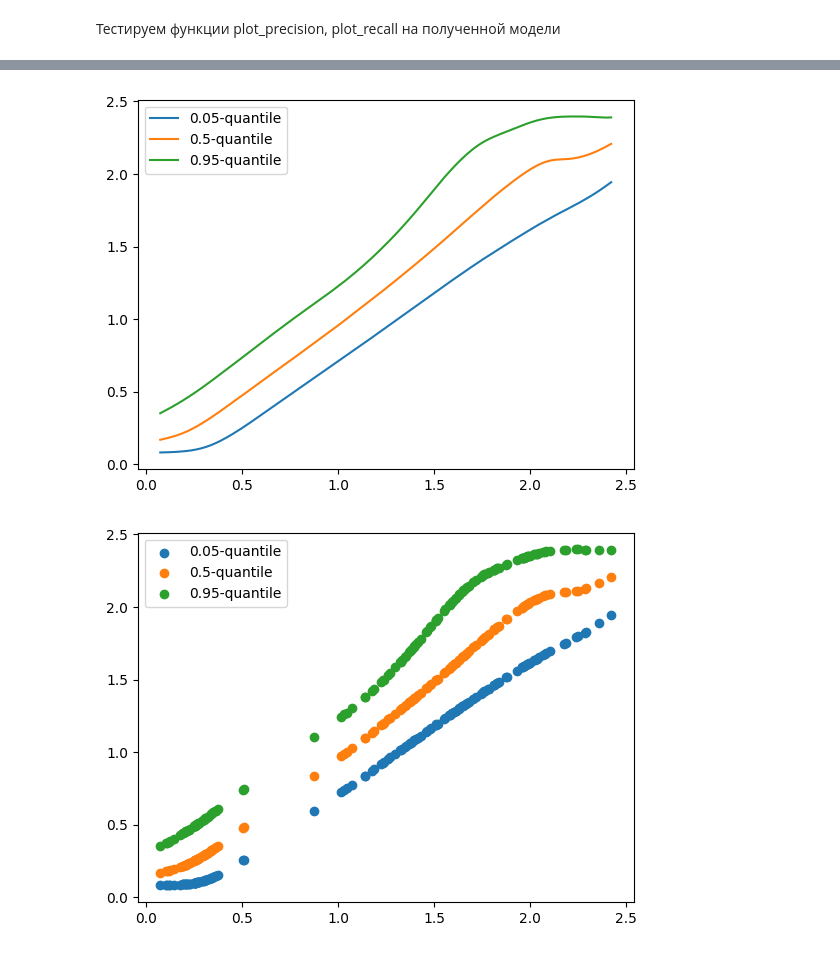
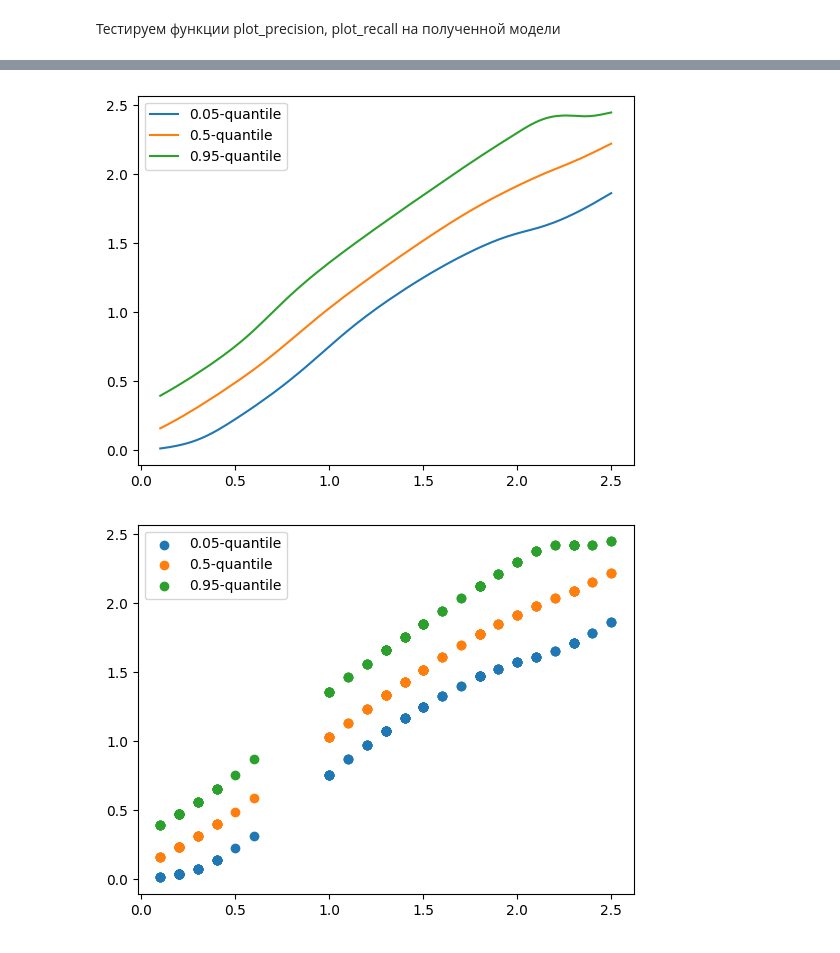
Before and after one commit to Bogachevv/StatProject, a Jupyter notebook: test1.ipynb, the cells around one changed output, grey strips where cells are left out. Drawn from its saved outputs; the diff is of its cells as text; code cells hidden in the pictures.

```diff
--- a/test1.ipynb
+++ b/test1.ipynb
@@ -59,8 +59,8 @@ plot_precision(y_pred, y_act, plt_mode='raw', plotter_mode='scatter')
 # %%
-plot_recall(y_pred, y_act, plt_mode='raw')
+plot_recall(y_act, y_pred, plt_mode='raw')
 # %% [output]
-[figure, old version]
+[figure, new version]
 # %%
-plot_recall(y_pred, y_act, plt_mode='raw', plotter_mode='scatter')
+plot_recall(y_act, y_pred, plt_mode='raw', plotter_mode='scatter')
 # %% [output]
-[figure, old version]
+[figure, new version]
```
Also changed, not shown: parts of 5 cells of this notebook, 1 other file.
